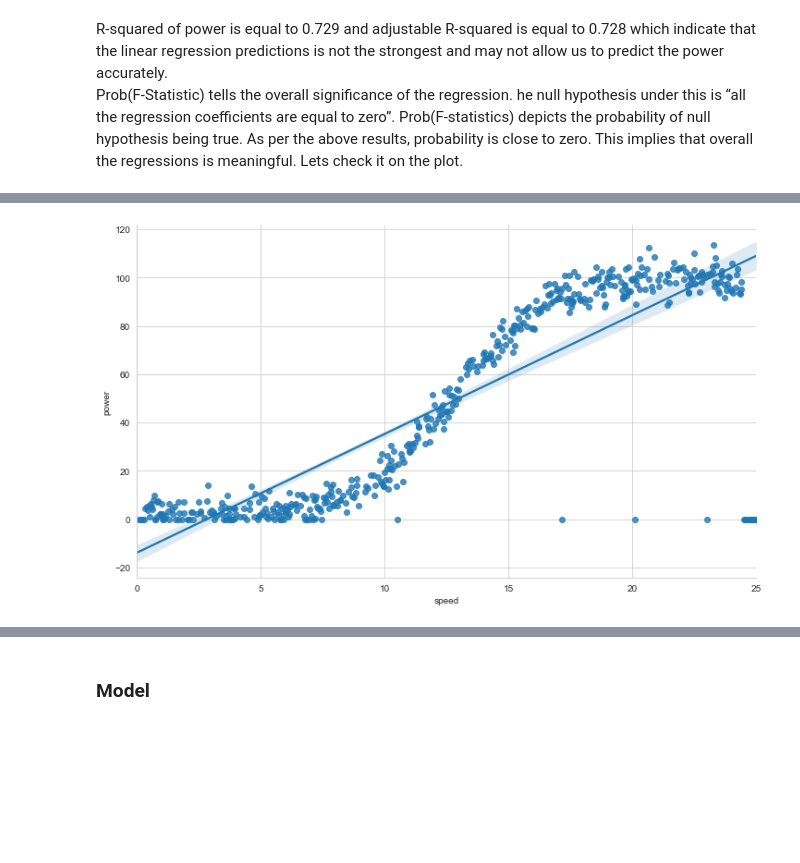
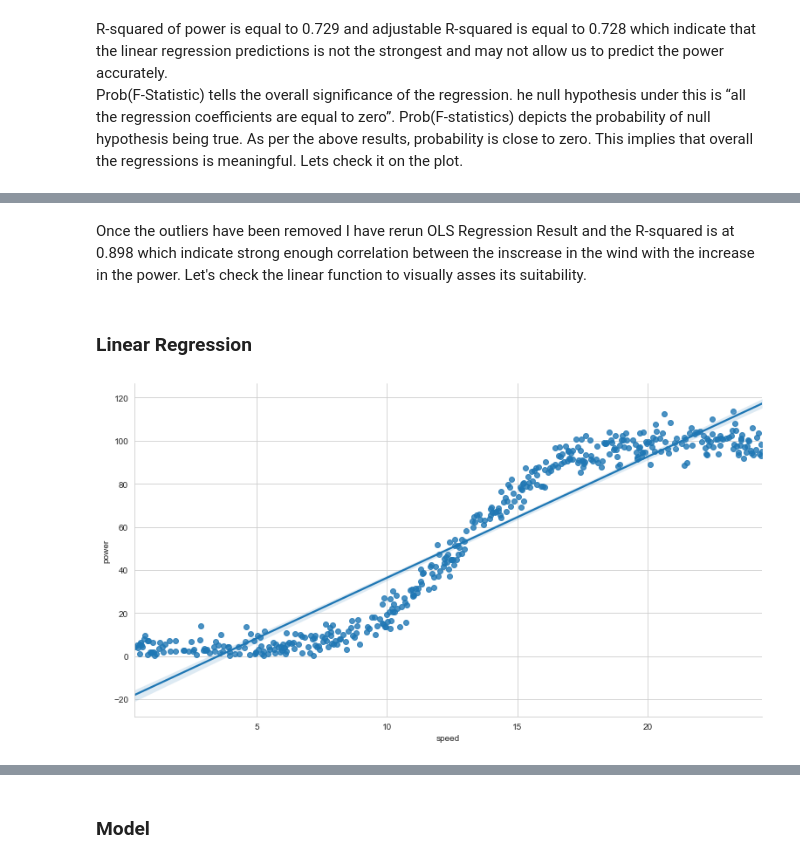
Before and after one commit to KatarzynaConnell/MachineLearn_Project2020, a Jupyter notebook: MachineLearn_Project2020.ipynb, the cells around one changed output, grey strips where cells are left out. Drawn from its saved outputs; the diff is of its cells as text; code cells hidden in the pictures; blank space fills up the shorter version.

Commit message:
removed outliers from the dataset and rerun the OLS Regression Results, updated the curve

```diff
--- a/MachineLearn_Project2020.ipynb
+++ b/MachineLearn_Project2020.ipynb
@@ -119,0 +122,3 @@ plt.show()
+# %%
+# remove instances where the power output is zero
+newdf = ppdf[ppdf['power'] !=0]
@@ -120,7 +184,11 @@ plt.show()
+# %% [markdown]
+Once the outliers have been removed I have rerun OLS Regression Result and the R-squared is at 0.898 which indicate strong enough correlation between the inscrease in the wind with the increase in the power. Let's check the linear function to visually asses its suitability.
+# %% [markdown]
+### Linear Regression
 # %%
 # visualize the dots with the straight line
 sns.set_style("whitegrid")
 
-sns.lmplot(x="speed", y="power", data=ppdf, height=6, aspect=1.7, fit_reg=True);
+sns.lmplot(x="speed", y="power", data=newdf, height=6, aspect=1.8, fit_reg=True);
 # %% [output]
-[figure, old version]
+[figure, new version]
```
Also changed, not shown: parts of 17 cells of this notebook.
